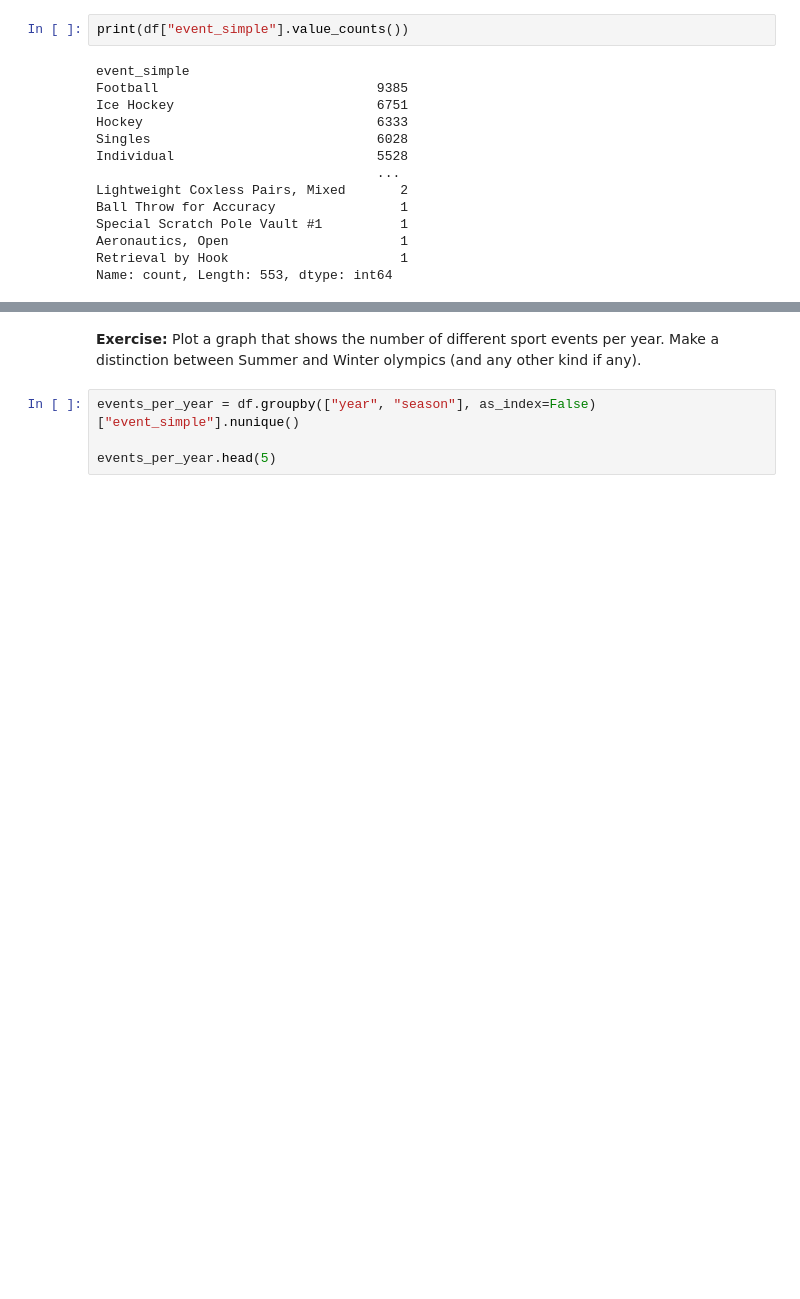
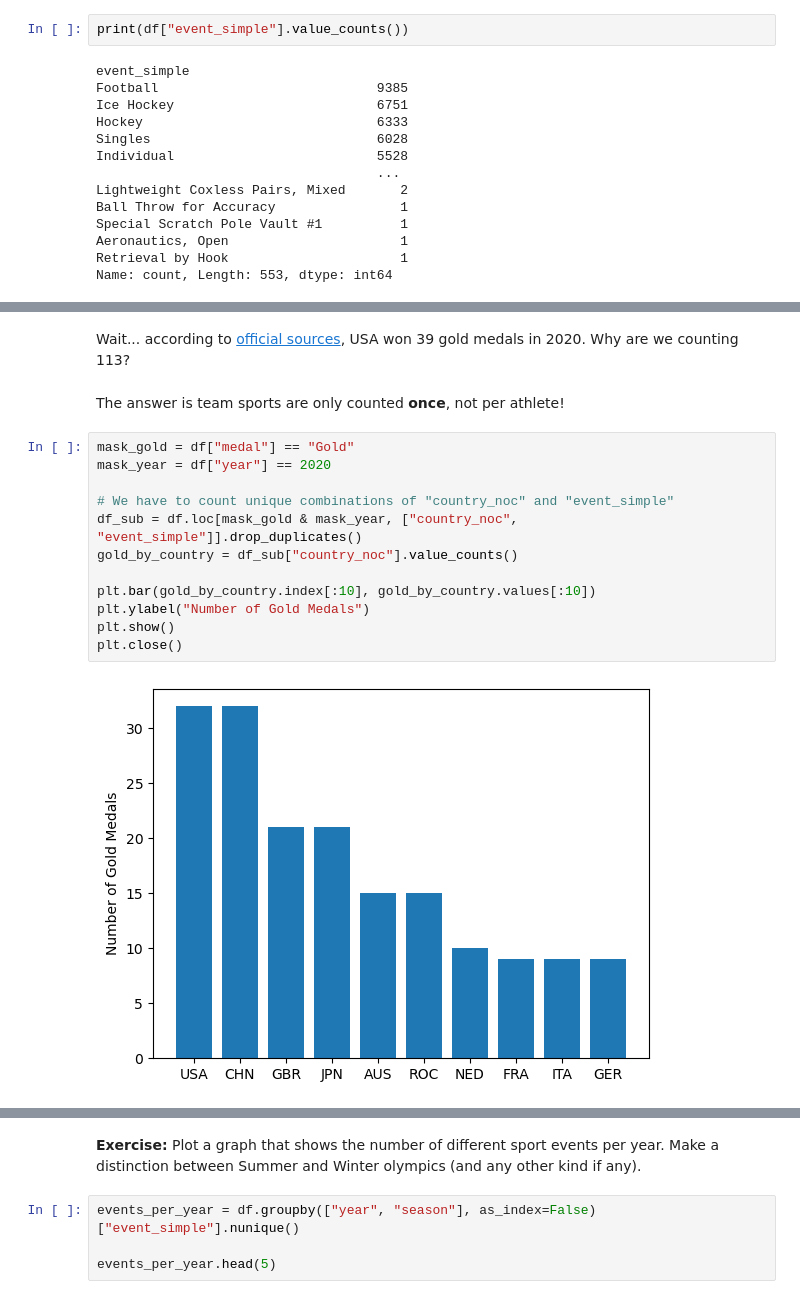
Before and after one commit to daniprec/BAM-Coding-Lab, a Jupyter notebook: solutions/22_pandas_eda.ipynb, the cells around one changed output, grey strips where cells are left out. Saved outputs shown, nothing was run; the diff lists cells and outputs as text; blank space fills up the shorter version.

```diff
--- a/solutions/22_pandas_eda.ipynb
+++ b/solutions/22_pandas_eda.ipynb
@@ -39,0 +73,18 @@ Name: count, Length: 553, dtype: int64
+# %% [markdown]
+Wait... according to [official sources](https://en.wikipedia.org/wiki/United_States_at_the_2020_Summer_Olympics), USA won 39 gold medals in 2020. Why are we counting 113?
+# %% [markdown]
+The answer is team sports are only counted **once**, not per athlete!
+# %%
+mask_gold = df["medal"] == "Gold"
+mask_year = df["year"] == 2020
+
+# We have to count unique combinations of "country_noc" and "event_simple"
+df_sub = df.loc[mask_gold & mask_year, ["country_noc", "event_simple"]].drop_duplicates()
+gold_by_country = df_sub["country_noc"].value_counts()
+
+plt.bar(gold_by_country.index[:10], gold_by_country.values[:10])
+plt.ylabel("Number of Gold Medals")
+plt.show()
+plt.close()
+# %% [output]
+[figure, added]
```
Also changed, not shown: parts of 27 cells of this notebook, 1 other file.
